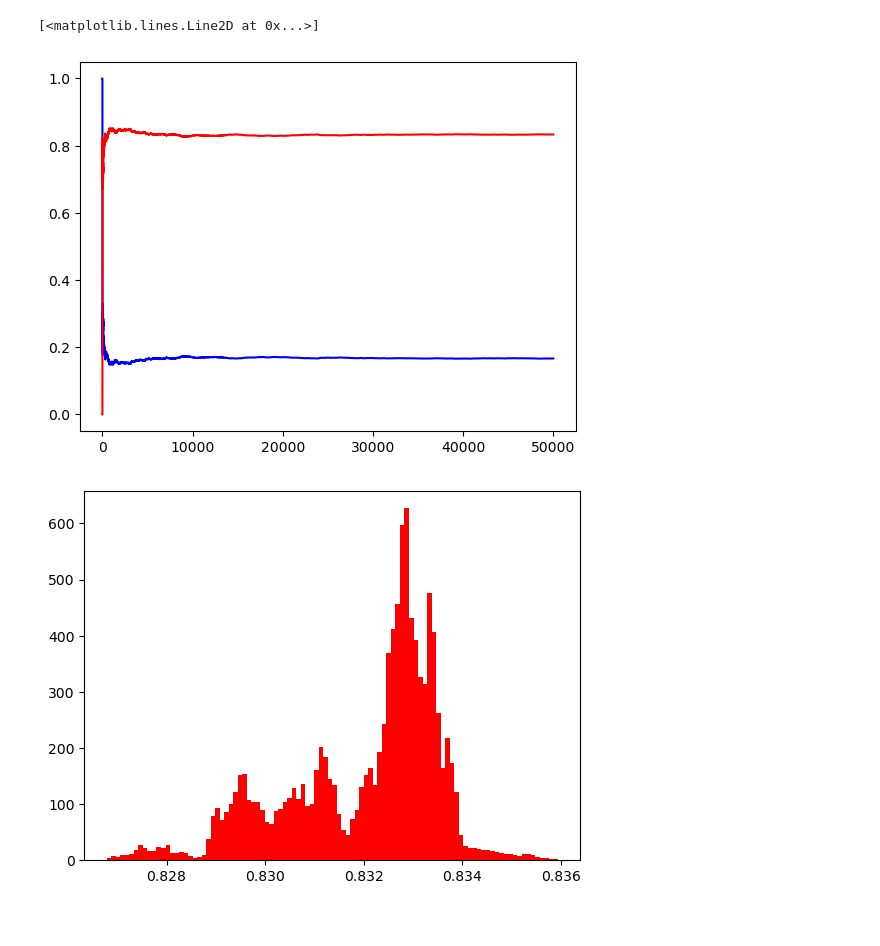
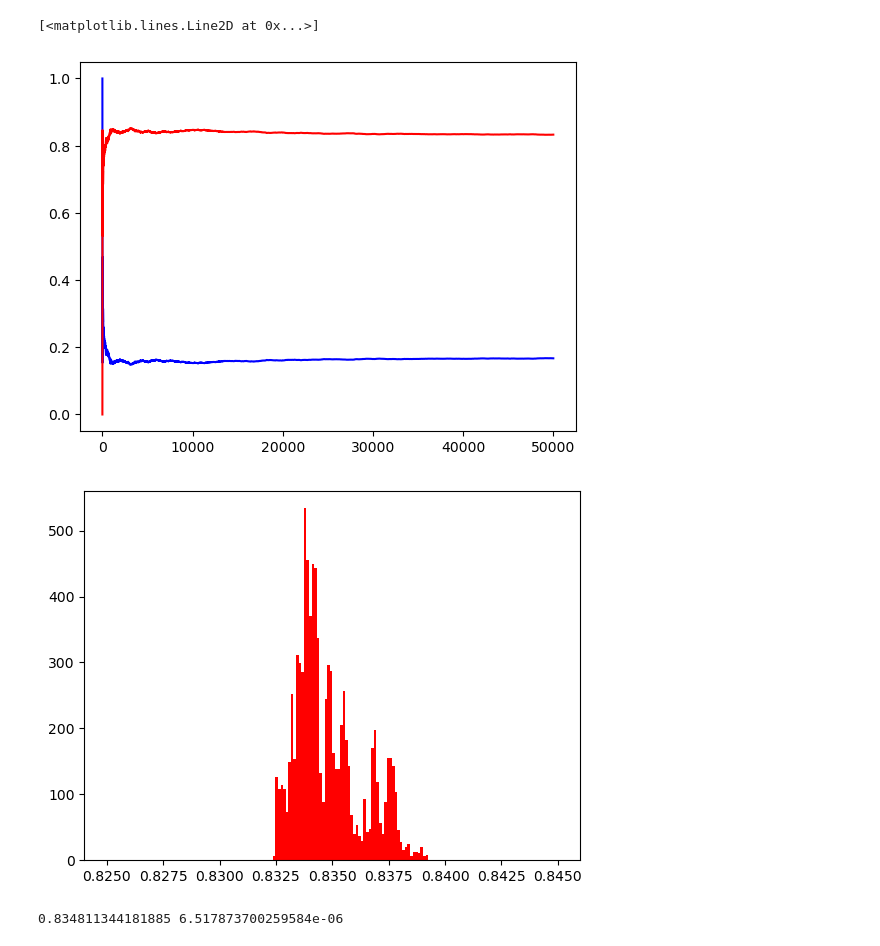
Before and after one commit to NiccoManto01/ilovegit, a Jupyter notebook: Lezioni/Lezione_8_9_10/MC_rain_sun.ipynb, the cells around one changed output. Drawn from its saved outputs; the diff is of its cells as text; code cells hidden in the pictures.

```diff
--- a/Lezioni/Lezione_8_9_10/MC_rain_sun.ipynb
+++ b/Lezioni/Lezione_8_9_10/MC_rain_sun.ipynb
@@ -13,7 +13,7 @@ days = np.array(())
 c_days = np.array(())
 s_days = np.array(())
 days = np.append(days, start)
-N_therm = 5*(10**3)
+N_burn = 2*(10**4)
 N = 5*(10**4)
 def next_day (today):
     temp = rd.uniform(0,1)
@@ -38,15 +38,21 @@ for i in range (1,N):
     s_days = np.append(s_days, 1-np.count_nonzero(days)/(i+1))
 
 fig1, ax1 = plt.subplots()
-ax1.plot(np.arange(N)+np.full(N, 1), c_days, color = 'blue')
-ax1.plot(np.arange(N)+np.full(N, 1), s_days, color = 'red')
+ax1.plot(np.arange(N)+1, c_days, color = 'blue')
+ax1.plot(np.arange(N)+ 1, s_days, color = 'red')
 # %% [output]
 [<matplotlib.lines.Line2D at 0x...>]
-[figure, old version]
+[figure, new version]
 # %%
 fig2, ax2 = plt.subplots()
-ax2.hist(s_days[N_therm:], density = True, color = 'red', bins = 100)
+ax2.hist(s_days[N_burn:], density = True, color = 'red', bins = 'auto', range=(0.825, 0.845))
+#ax2.hist(c_days[N_burn:], density = True)
 plt.show()
-#ax2.hist(c_days[N_therm:], density = True)
 # %% [output]
-[figure, old version]
+[figure, new version]
+# %%
+post_sunny = np.sum(s_days[N_burn:])/(N-N_burn)
+sunny_var =np.sum(np.square(s_days[N_burn:]-post_sunny))/(N-N_burn-1)
+print(post_sunny, (sunny_var**0.5)/(N**0.5))
+# %% [output]
+0.834811344181885 6.517873700259584e-06
```
Also changed, not shown: parts of 1 cell of this notebook, 6 other files.
